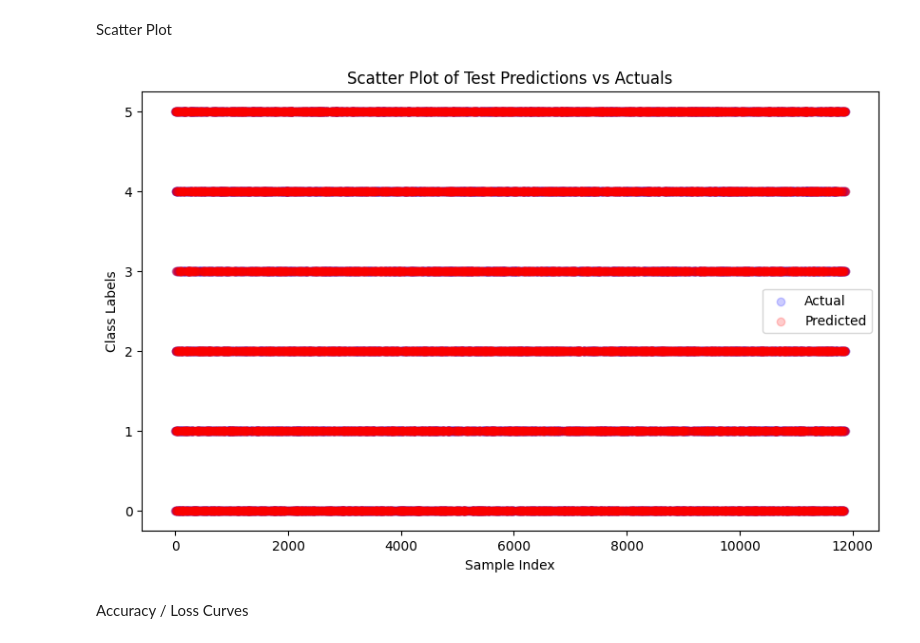
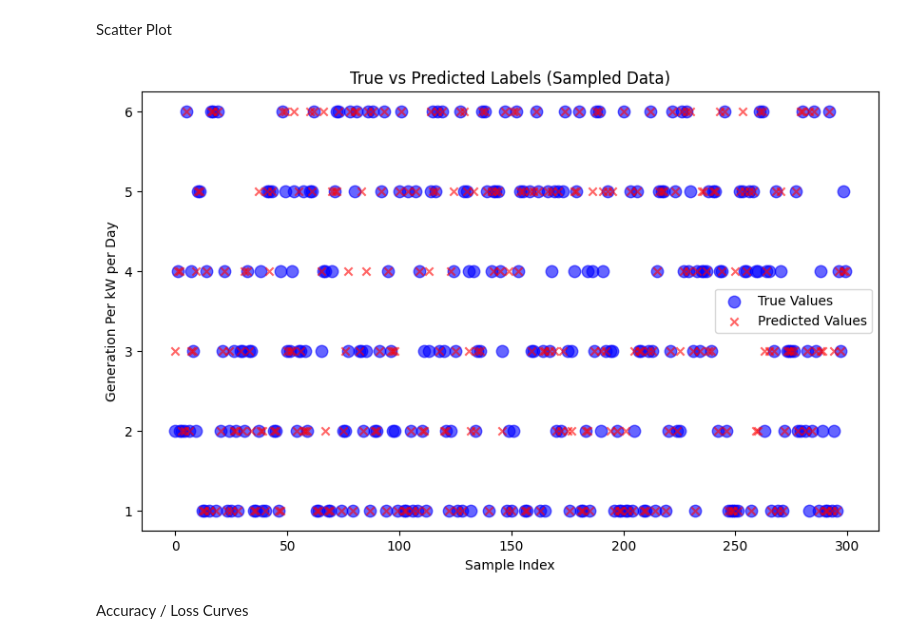
Before and after one commit to sahancodes/solargen, a Jupyter notebook: solar_gen.ipynb, the cells around one changed output. Cells and saved outputs as stored; diff of their text form; code cells hidden in the pictures.

Commit message:
change to scatter plot output vs inputs

```diff
--- a/solar_gen.ipynb
+++ b/solar_gen.ipynb
@@ -814,19 +855,20 @@ plt.show()
 # %% [markdown]
 Scatter Plot
 # %%
+# Plot a sample of data for clarity
+sample_size = 300  # Adjust the sample size as needed
+indices = np.random.choice(len(flat_y_test), size=sample_size, replace=False)
 
-
-# Create a scatter plot
 plt.figure(figsize=(10, 6))
-plt.scatter(range(len(predicted_labels)), actual_labels, alpha=0.2, color='b', label='Actual')
-plt.scatter(range(len(actual_labels)), predicted_labels, alpha=0.2, color='r', label='Predicted')
+plt.scatter(range(sample_size), flat_y_test[indices], alpha=0.6, label='True Values', marker='o', color='b', s=80)
+plt.scatter(range(sample_size), flat_predictions[indices], alpha=0.6, label='Predicted Values', marker='x', color='r')
 plt.xlabel('Sample Index')
-plt.ylabel('Class Labels')
-plt.title('Scatter Plot of Test Predictions vs Actuals')
+plt.ylabel('Generation Per kW per Day')
+plt.title('True vs Predicted Labels (Sampled Data)')
 plt.legend()
 plt.show()
 # %% [output]
-[figure, old version]
+[figure, new version]
 # %% [markdown]
 Accuracy / Loss Curves
 # %%
```
Also changed, not shown: parts of 17 cells of this notebook.
